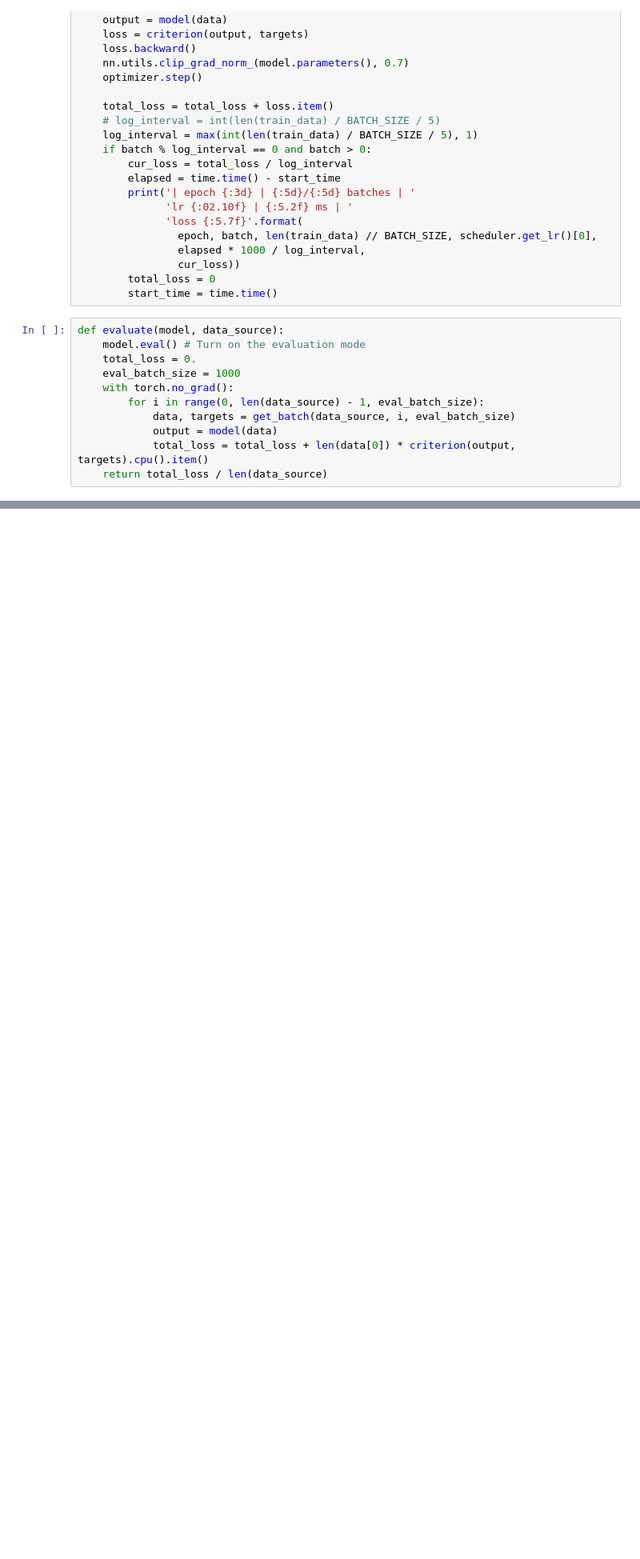
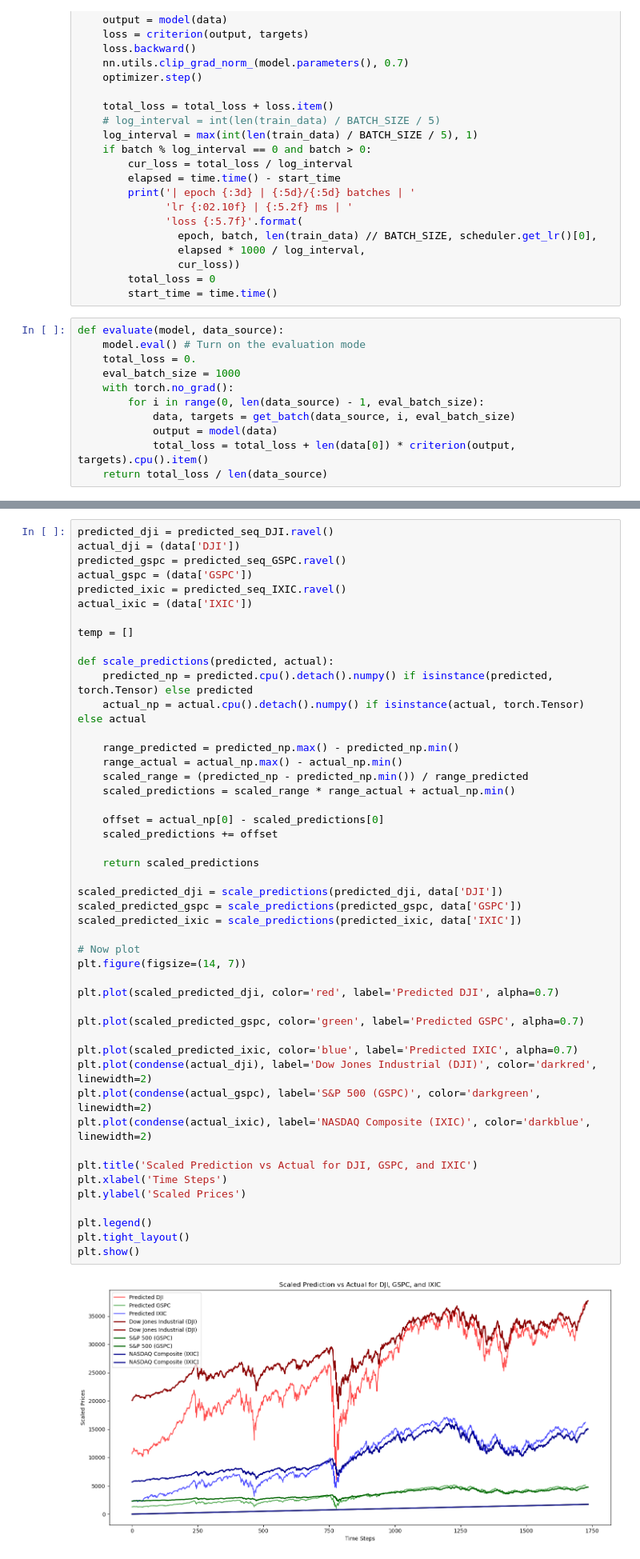
Before and after one commit to blitzionic/FinRL---Stock-Prediction, a Jupyter notebook: models/lstm/training.ipynb, the cells around one changed output, grey strips where cells are left out. Shown: that part at 80% size. Saved outputs shown, nothing was run; the diff lists cells and outputs as text; blank space fills up the shorter version.

```diff
--- a/models/lstm/training.ipynb
+++ b/models/lstm/training.ipynb
@@ -247,0 +301,49 @@ fig2.tight_layout()
+# %%
+predicted_dji = predicted_seq_DJI.ravel()
+actual_dji = (data['DJI'])
+predicted_gspc = predicted_seq_GSPC.ravel()
+actual_gspc = (data['GSPC'])
+predicted_ixic = predicted_seq_IXIC.ravel()
+actual_ixic = (data['IXIC'])
+
+temp = []
+
+def scale_predictions(predicted, actual):
+    predicted_np = predicted.cpu().detach().numpy() if isinstance(predicted, torch.Tensor) else predicted
+    actual_np = actual.cpu().detach().numpy() if isinstance(actual, torch.Tensor) else actual
+
+    range_predicted = predicted_np.max() - predicted_np.min()
+    range_actual = actual_np.max() - actual_np.min()
+    scaled_range = (predicted_np - predicted_np.min()) / range_predicted
+    scaled_predictions = scaled_range * range_actual + actual_np.min()
+
+    offset = actual_np[0] - scaled_predictions[0]
+    scaled_predictions += offset
+
+    return scaled_predictions
+
+scaled_predicted_dji = scale_predictions(predicted_dji, data['DJI'])
+scaled_predicted_gspc = scale_predictions(predicted_gspc, data['GSPC'])
+scaled_predicted_ixic = scale_predictions(predicted_ixic, data['IXIC'])
+
+# Now plot
+plt.figure(figsize=(14, 7))
+
+plt.plot(scaled_predicted_dji, color='red', label='Predicted DJI', alpha=0.7)
+
+plt.plot(scaled_predicted_gspc, color='green', label='Predicted GSPC', alpha=0.7)
+
+plt.plot(scaled_predicted_ixic, color='blue', label='Predicted IXIC', alpha=0.7)
+plt.plot(condense(actual_dji), label='Dow Jones Industrial (DJI)', color='darkred', linewidth=2)
+plt.plot(condense(actual_gspc), label='S&P 500 (GSPC)', color='darkgreen', linewidth=2)
+plt.plot(condense(actual_ixic), label='NASDAQ Composite (IXIC)', color='darkblue', linewidth=2)
+
+plt.title('Scaled Prediction vs Actual for DJI, GSPC, and IXIC')
+plt.xlabel('Time Steps')
+plt.ylabel('Scaled Prices')
+
+plt.legend()
+plt.tight_layout()
+plt.show()
+# %% [output]
+[figure, added]
```
Also changed, not shown: parts of 14 cells of this notebook, 1 other file.
